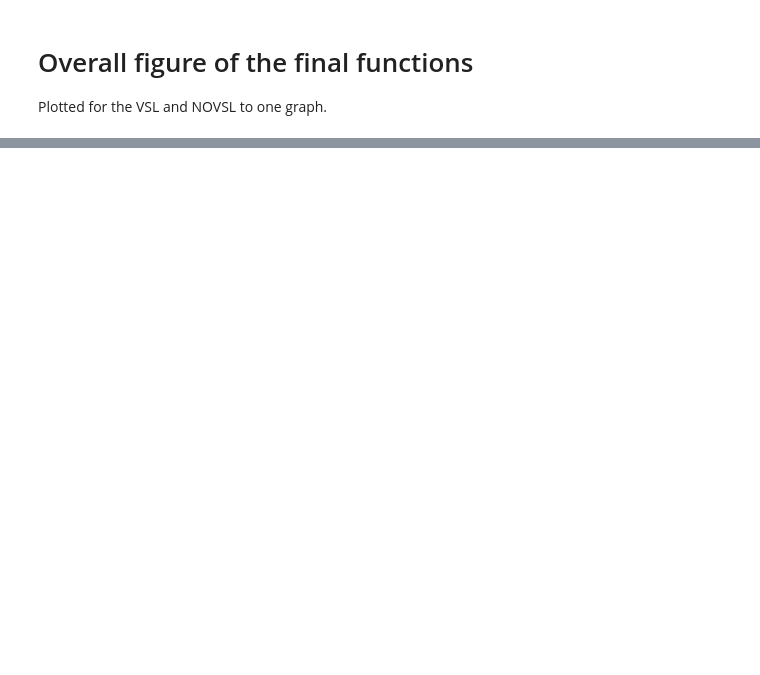
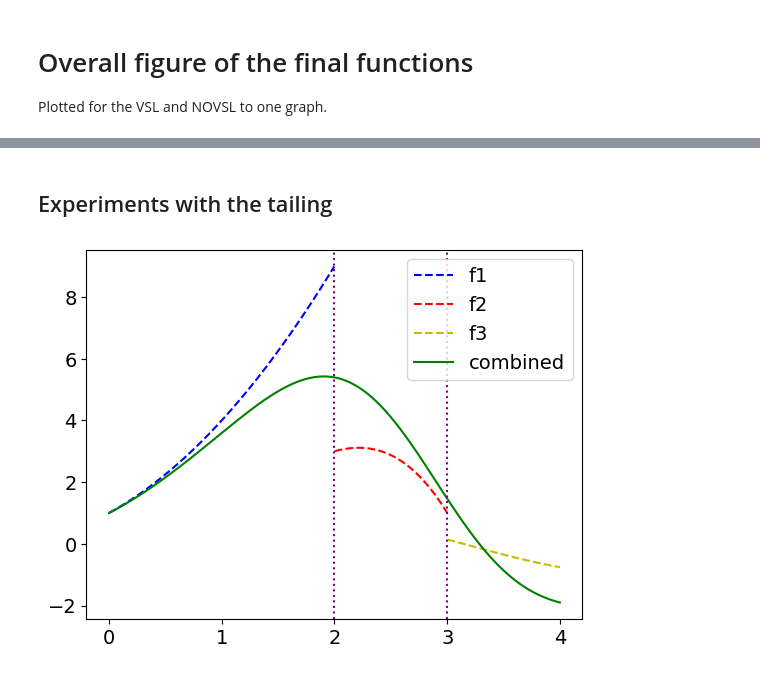
Before and after one commit to SiLab-group/SimEx, a Jupyter notebook: notebooks/SimEx_sumo_plot.ipynb, the cells around one changed output, grey strips where cells are left out. Drawn from its saved outputs; the diff is of its cells as text; code cells hidden in the pictures; blank space fills up the shorter version.

Commit message:
chore: fix tailing

```diff
--- a/notebooks/SimEx_sumo_plot.ipynb
+++ b/notebooks/SimEx_sumo_plot.ipynb
@@ -72,0 +172,60 @@ novsl_total = pickle.load(open("logger-novsl.pkl", "rb"))
+# %% [markdown]
+## Experiments with the tailing
+# %%
+import numpy as np
+import matplotlib.pyplot as plt
+
+# Define the polynomial functions
+def f1(x):
+    return x**2 + 2*x + 1
+
+def f2(x):
+    return -x**3 + 4*x**2 - 3*x + 1
+
+def f3(x):
+    return np.sin(x)
+
+# Put the functions in a list
+functions = [f1, f2, f3]
+
+# Define the connection points
+connection_points = [2, 3]
+
+# Define the x values
+x = np.linspace(0, 4, 1000)
+
+# Compute the y values for each function
+y_values = [f(x) for f in functions]
+
+# Define the transition function (sigmoid)
+def transition(x, x_conn, width=1):
+    return 1 / (1 + np.exp(-2/width*(x - x_conn)))
+
+# Initialize the combined function as the first function
+y = y_values[0]
+
+# Iterate over the remaining functions
+for i in range(1, len(functions)):
+    # Compute the transition values
+    t = transition(x, connection_points[i-1])
+
+    # Update the combined function
+    y = (1 - t) * y + t * y_values[i]
+
+# Plot the functions and the combined function
+colors = ['b', 'r', 'y']
+labels = ['f1', 'f2', 'f3']
+for i in range(len(functions)):
+    if i == 0:
+        plt.plot(x[x<=connection_points[i]], y_values[i][x<=connection_points[i]], colors[i]+'--', label=labels[i])
+    elif i == len(functions) - 1:
+        plt.plot(x[x>=connection_points[i-1]], y_values[i][x>=connection_points[i-1]], colors[i]+'--', label=labels[i])
+    else:
+        plt.plot(x[(x>=connection_points[i-1]) & (x<connection_points[i])], y_values[i][(x>=connection_points[i-1]) & (x<connection_points[i])], colors[i]+'--', label=labels[i])
+plt.plot(x, y, 'g-', label='combined')
+for x_conn in connection_points:
+    plt.axvline(x=x_conn, color='purple', linestyle=':')
+plt.legend()
+plt.show()
+# %% [output]
+[figure, added]
```
Also changed, not shown: parts of 21 cells of this notebook, 3 other files.
